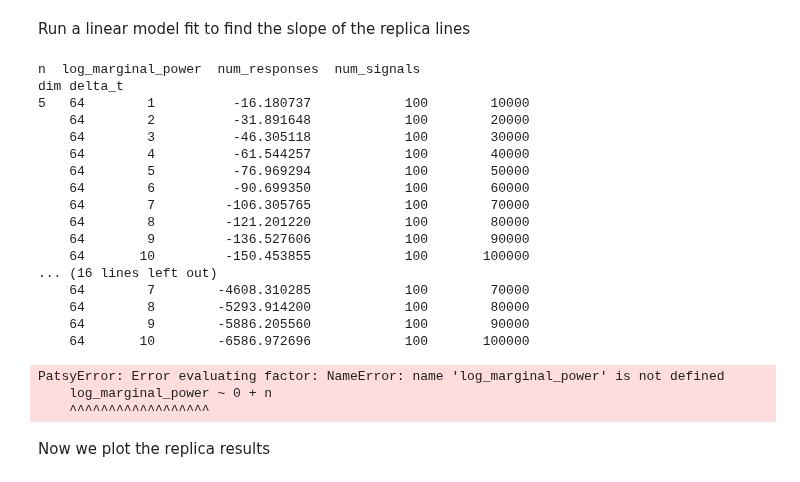
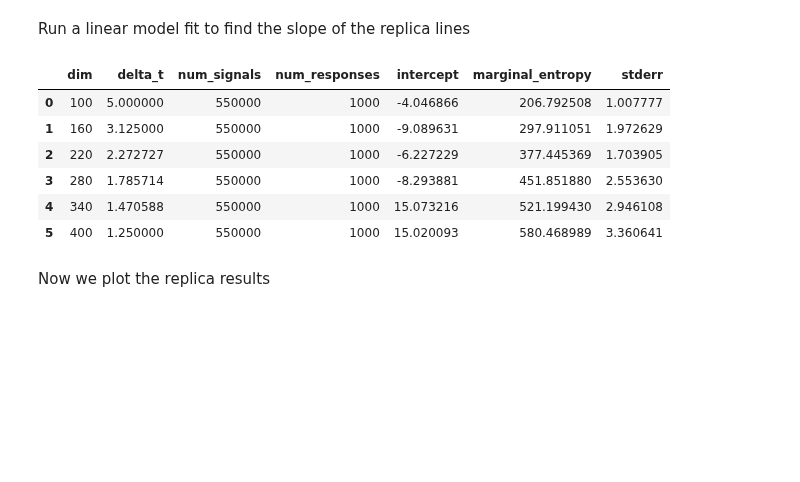
Before and after one commit to manuel-rhdt/master-thesis, a Jupyter notebook: notebooks/replica.ipynb, the cells around one changed output. Saved outputs shown, nothing was run; the diff lists cells and outputs as text; code cells hidden in the pictures; blank space fills up the shorter version.

```diff
--- a/notebooks/replica.ipynb
+++ b/notebooks/replica.ipynb
@@ -36,31 +36,18 @@ def generate_replica_data():
 # %% [markdown]
 Run a linear model fit to find the slope of the replica lines
 # %%
-replica_data = pd.read_json(path / "replica" / "replica_data_1.json", orient="table")
-result = estimate_entropy_replica(replica_data)
-result.to_json(path / "replica" / "estimates_1.json", orient="table")
-result
+replica_data = pd.read_json(path / "replica" / "replica_data.json", orient="table")
+replica_estimate, replica_points = estimate_entropy_replica(replica_data, allow_intercept=True)
+replica_estimate.to_json(path / "replica" / "estimates.json", orient="table")
+replica_estimate
 # %% [output]
-n  log_marginal_power  num_responses  num_signals
-dim delta_t
-5   64        1          -16.180737            100        10000
-    64        2          -31.891648            100        20000
-    64        3          -46.305118            100        30000
-    64        4          -61.544257            100        40000
-    64        5          -76.969294            100        50000
-    64        6          -90.699350            100        60000
-    64        7         -106.305765            100        70000
-    64        8         -121.201220            100        80000
-    64        9         -136.527606            100        90000
-    64       10         -150.453855            100       100000
-... (16 lines left out)
-    64        7        -4608.310285            100        70000
-    64        8        -5293.914200            100        80000
-    64        9        -5886.205560            100        90000
-    64       10        -6586.972696            100       100000
-PatsyError: Error evaluating factor: NameError: name 'log_marginal_power' is not defined
-    log_marginal_power ~ 0 + n
-    ^^^^^^^^^^^^^^^^^^
+|  | dim | delta_t | num_signals | num_responses | intercept | marginal_entropy | stderr |
+| 0 | 100 | 5.000000 | 550000 | 1000 | -4.046866 | 206.792508 | 1.007777 |
+| 1 | 160 | 3.125000 | 550000 | 1000 | -9.089631 | 297.911051 | 1.972629 |
+| 2 | 220 | 2.272727 | 550000 | 1000 | -6.227229 | 377.445369 | 1.703905 |
+| 3 | 280 | 1.785714 | 550000 | 1000 | -8.293881 | 451.851880 | 2.553630 |
+| 4 | 340 | 1.470588 | 550000 | 1000 | 15.073216 | 521.199430 | 2.946108 |
+| 5 | 400 | 1.250000 | 550000 | 1000 | 15.020093 | 580.468989 | 3.360641 |
 # %% [markdown]
 Now we plot the replica results
 # %%
```
Also changed, not shown: parts of 3 cells of this notebook, 19 other files.
